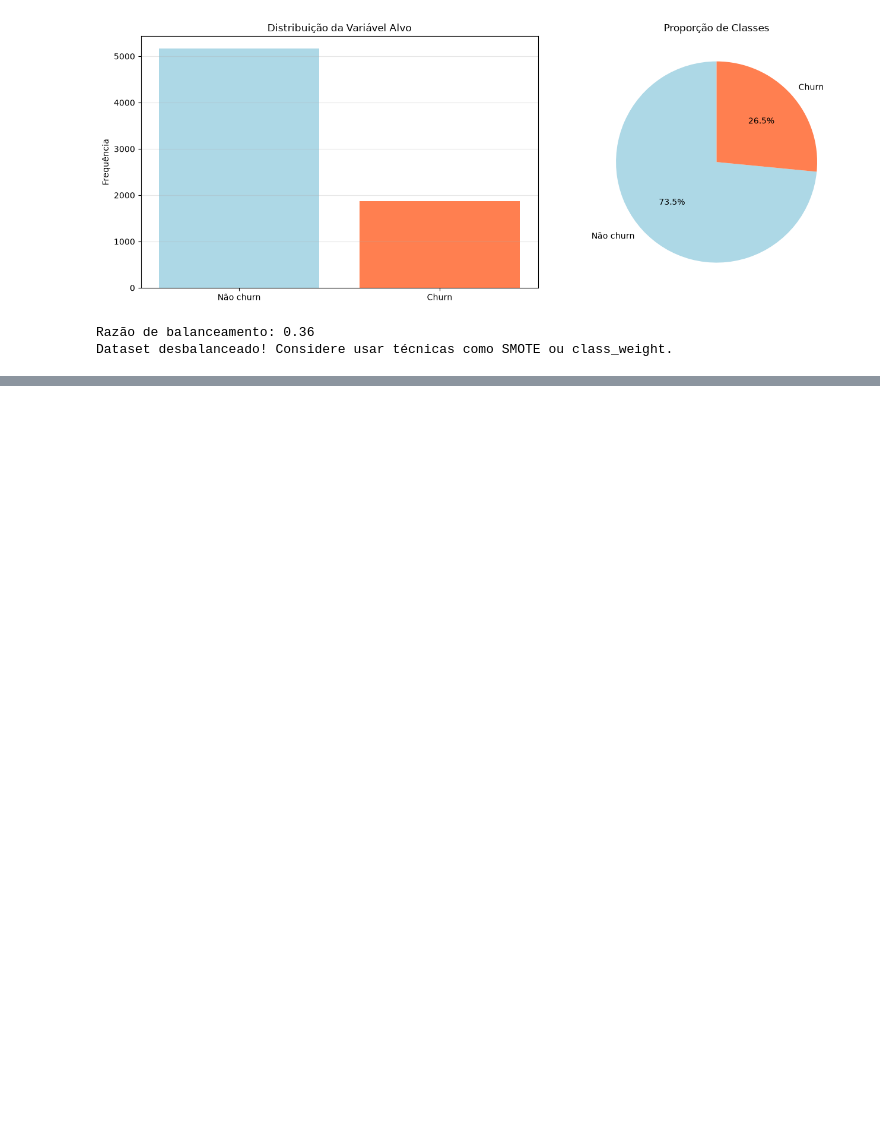
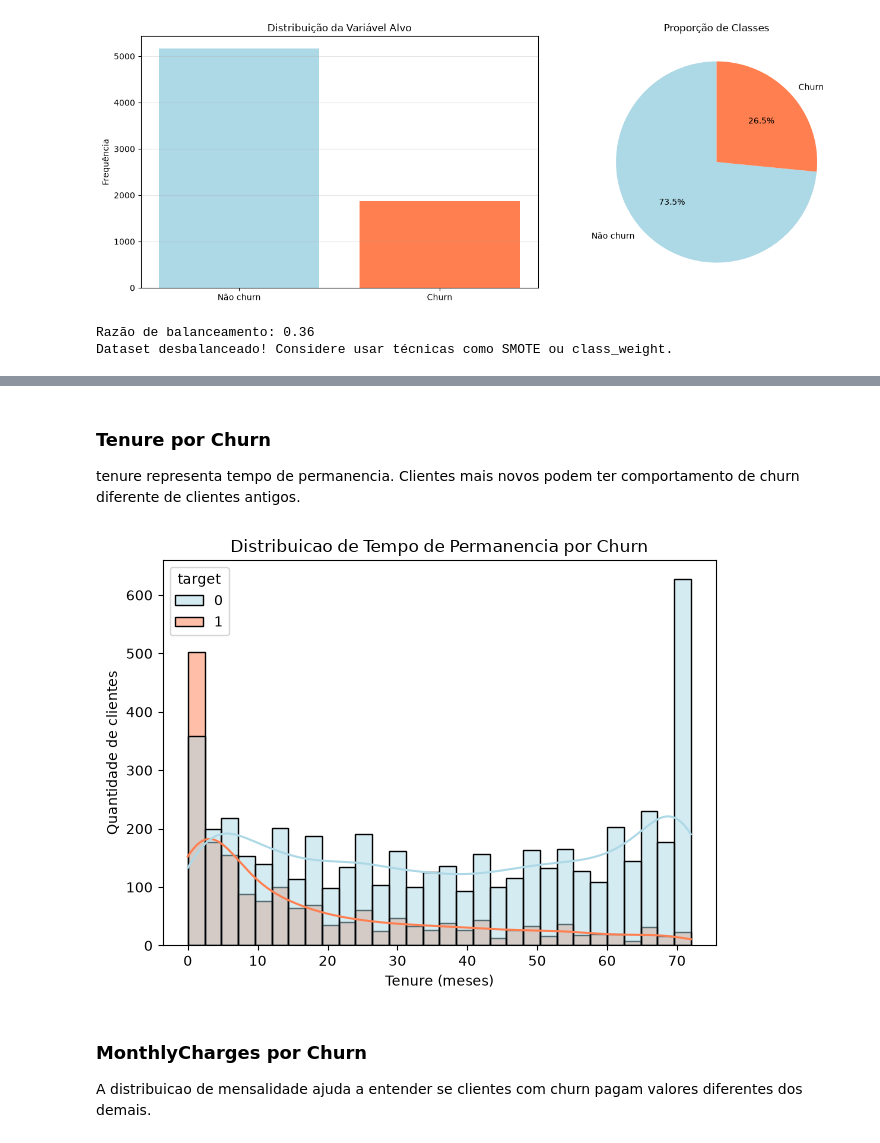
Before and after one commit to RoneyLima/telco-churn-prediction, a Jupyter notebook: notebooks/exploratory_data_analysis.ipynb, the cells around one changed output, grey strips where cells are left out. Saved outputs shown, nothing was run; the diff lists cells and outputs as text; code cells hidden in the pictures; blank space fills up the shorter version.

```diff
--- a/notebooks/exploratory_data_analysis.ipynb
+++ b/notebooks/exploratory_data_analysis.ipynb
@@ -293,0 +379,25 @@ Dataset desbalanceado! Considere usar técnicas como SMOTE ou class_weight.
+# %% [markdown]
+### Tenure por Churn
+tenure representa tempo de permanencia. Clientes mais novos podem ter comportamento de churn diferente de clientes antigos.
+# %%
+fig, ax = plt.subplots()
+sns.histplot(
+    data=df,
+    x="Tenure Months",
+    hue="target",
+    hue_order=[0, 1],
+    bins=30,
+    kde=True,
+    palette={0: "lightblue", 1: "coral"},
+    ax=ax,
+)
+ax.set_title("Distribuicao de Tempo de Permanencia por Churn")
+ax.set_xlabel("Tenure (meses)")
+ax.set_ylabel("Quantidade de clientes")
+fig.tight_layout()
+fig.savefig(FIGURES_DIR / "04_tenure_distribution_by_churn.png", dpi=160)
+# %% [output]
+[figure, added]
+# %% [markdown]
+### MonthlyCharges por Churn
+A distribuicao de mensalidade ajuda a entender se clientes com churn pagam valores diferentes dos demais.
```
Also changed, not shown: parts of 9 cells of this notebook, 4 other files.
